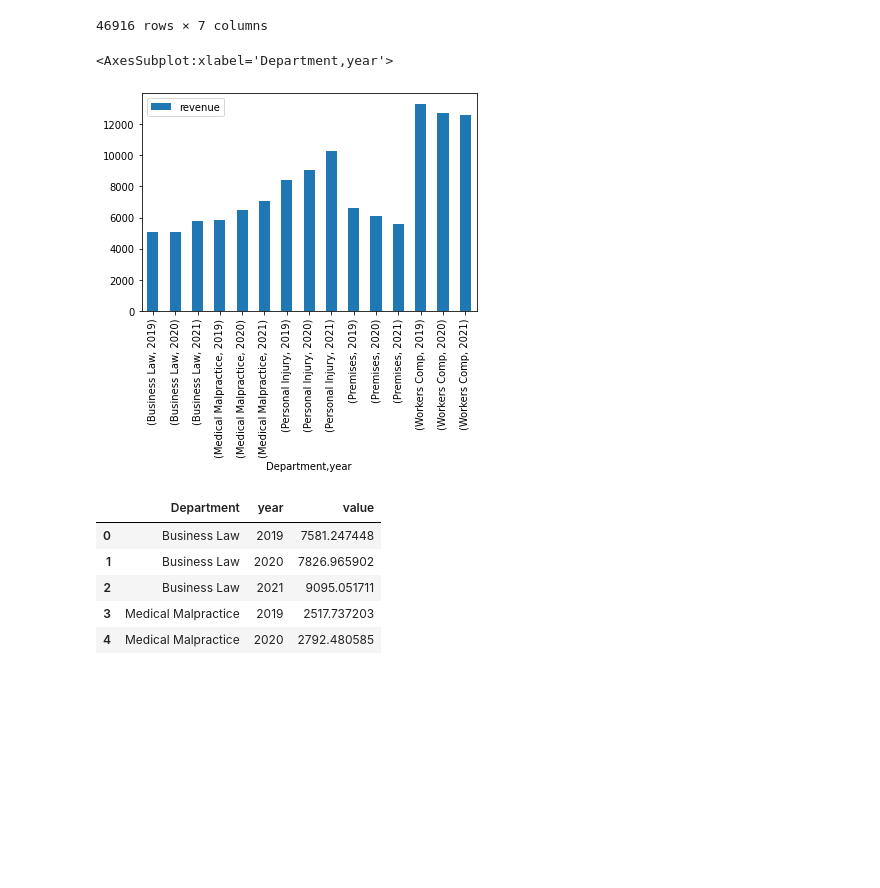
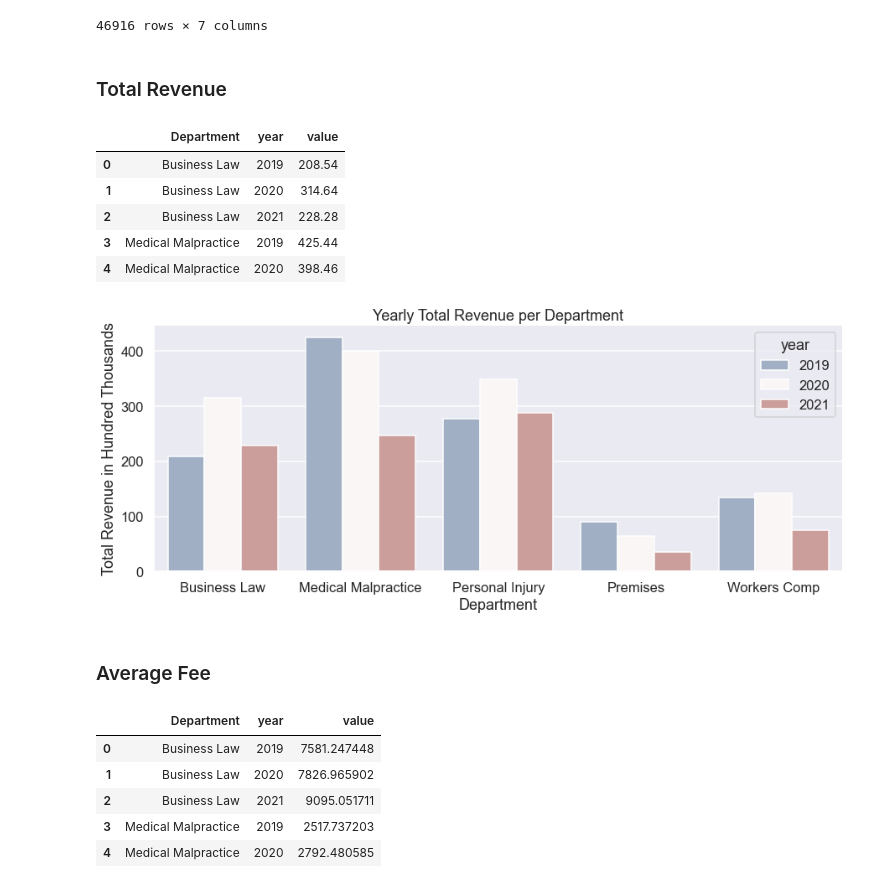
Before and after one commit to carlosiruiz/mnm-data_analyst, a Jupyter notebook: Lawfirm_Analysis.ipynb, the cells around one changed output. Cells and saved outputs as stored; diff of their text form; code cells hidden in the pictures; blank space fills up the shorter version.

```diff
--- a/Lawfirm_Analysis.ipynb
+++ b/Lawfirm_Analysis.ipynb
@@ -56,12 +28,27 @@ growth
 | 46914 | 2021-07-27 | 2820 | 13200.000 | Personal Injury | Kansas City | 2021 | 10380.000 |
 | 46915 | 2021-07-27 | 129 | 799.992 | Personal Injury | Kansas City | 2021 | 670.992 |
 46916 rows × 7 columns
+# %% [markdown]
+### Total Revenue
 # %%
-revenue=growth[['revenue','year','Department']].groupby(['Department','year']).mean()
-revenue.plot(kind='bar')
+revenue=pd.melt(growth[['revenue','year','Department']].groupby(['Department','year']).sum().T)
+revenue['value']=round(revenue['value'].astype('int64')/100000,2)
+revenue.head()
 # %% [output]
-<AxesSubplot:xlabel='Department,year'>
-[figure, removed]
+|  | Department | year | value |
+| 0 | Business Law | 2019 | 208.54 |
+| 1 | Business Law | 2020 | 314.64 |
+| 2 | Business Law | 2021 | 228.28 |
+| 3 | Medical Malpractice | 2019 | 425.44 |
+| 4 | Medical Malpractice | 2020 | 398.46 |
+# %%
+sns.set('talk')
+ax=sns.catplot(x='Department',y='value',hue='year',data=revenue,kind='bar',aspect=2.5,palette="Blues", legend_out=False)\
+.set(ylabel='Total Revenue in Hundred Thousands', xlabel='Department', title='Yearly Total Revenue per Department')
+# %% [output]
+[figure, added]
+# %% [markdown]
+### Average Fee
 # %%
 expenses=pd.melt(growth[['Case Expenses','year','Department']].groupby(['Department','year']).mean().T)
 expenses.head(5)
```
Also changed, not shown: parts of 9 cells of this notebook.
